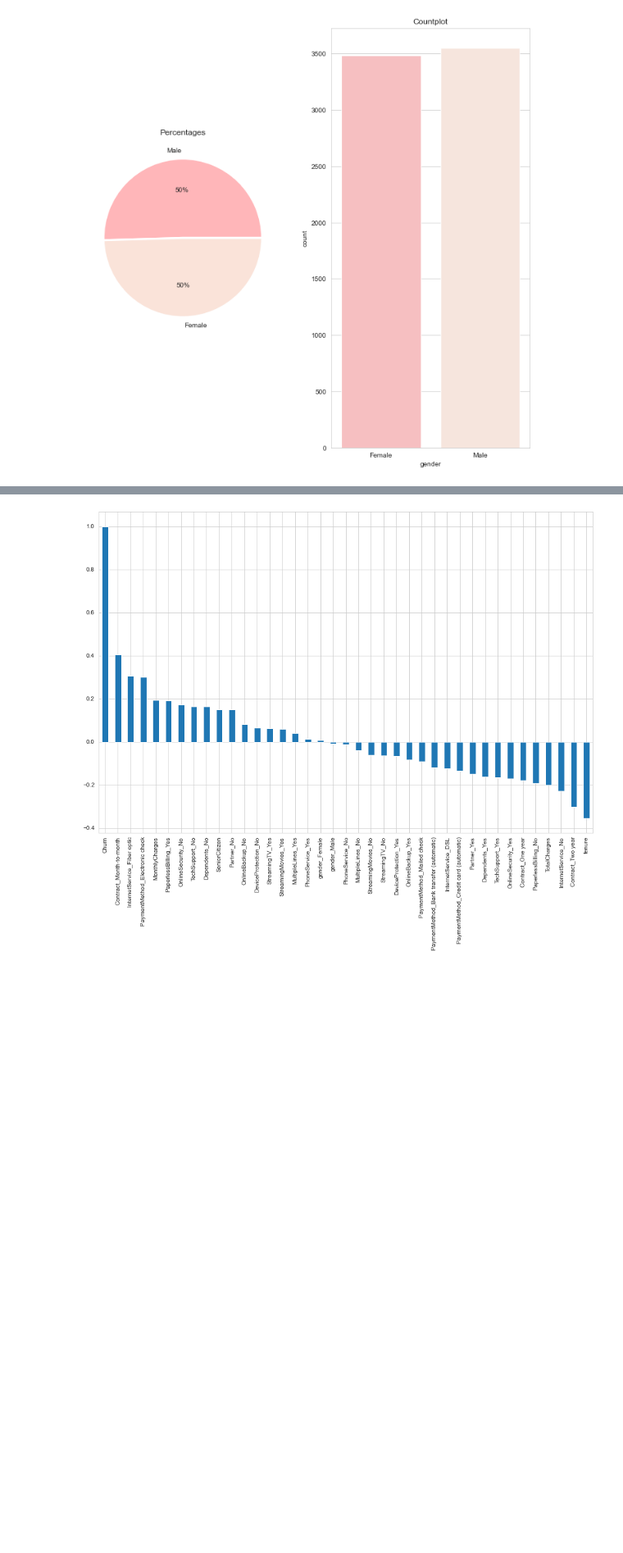
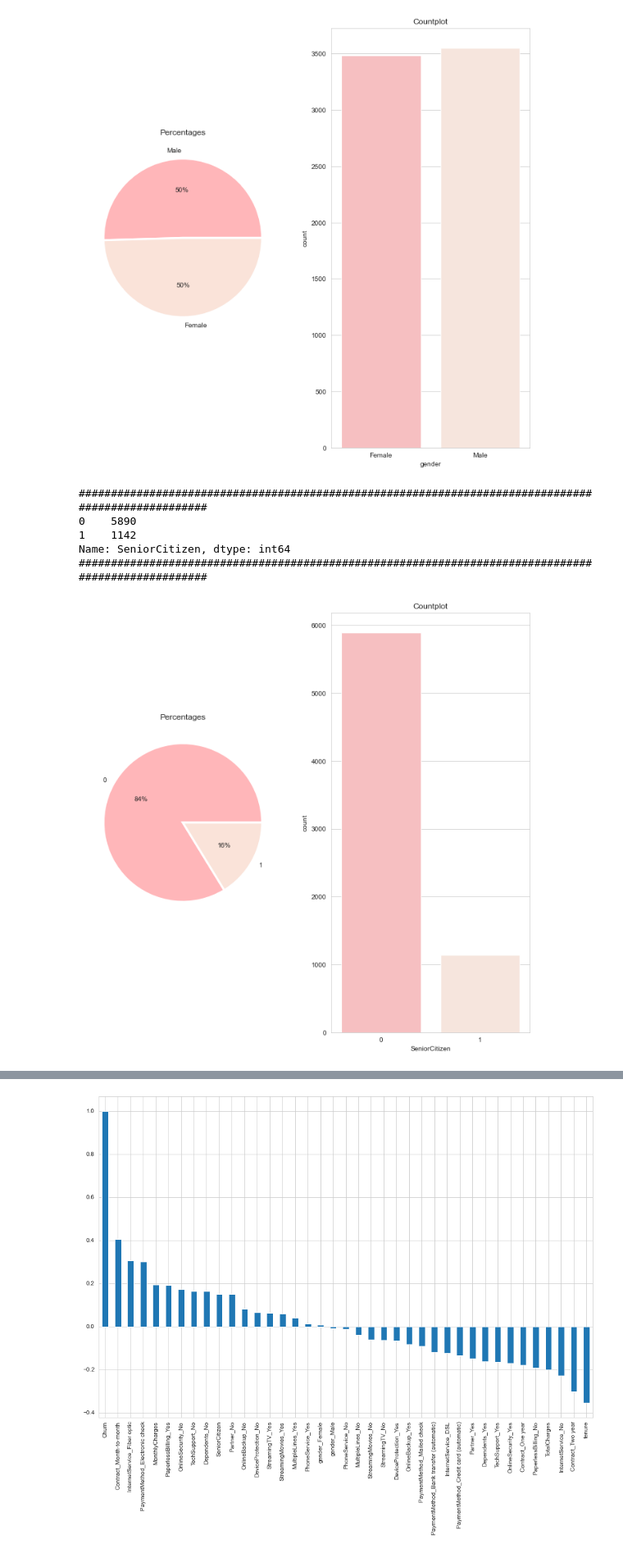
Before and after one commit to furkaneneseren/Telco-Churn-Prediction, a Jupyter notebook: churn-prediction.ipynb, the cells around one changed output, grey strips where cells are left out. Shown at 82% size. Drawn from its saved outputs; the diff is of its cells as text; code cells hidden in the pictures; blank space fills up the shorter version.

```diff
--- a/churn-prediction.ipynb
+++ b/churn-prediction.ipynb
@@ -309,3 +318,12 @@ Female    3483
 Name: gender, dtype: int64
 ####################################################################################################
 [figure]
+# %%
+cat_plots(df, "SeniorCitizen")
+# %% [output]
+####################################################################################################
+0    5890
+1    1142
+Name: SeniorCitizen, dtype: int64
+####################################################################################################
+[figure, added]
```
Also changed, not shown: parts of 22 cells of this notebook.
